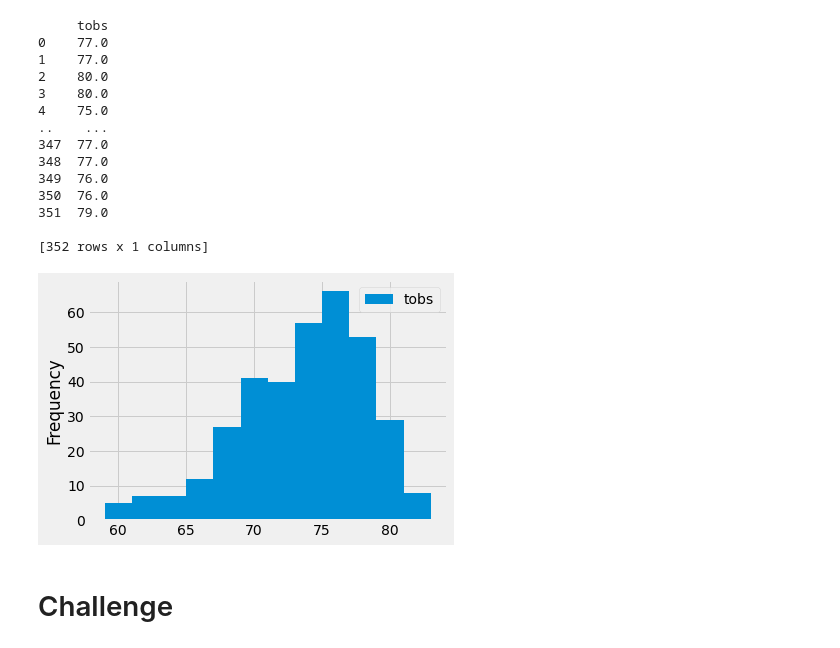
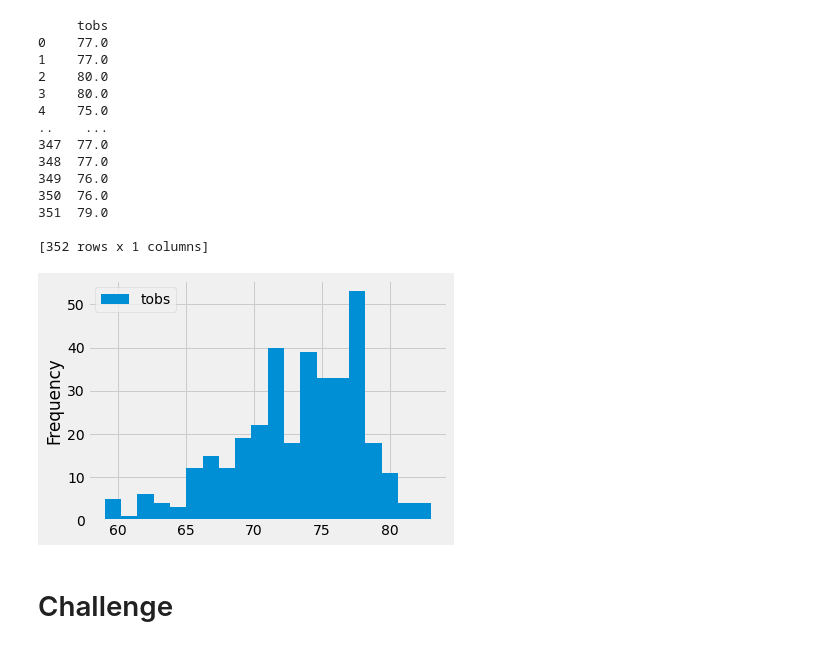
Before and after one commit to wendymud/SurfsUp, a Jupyter notebook: climate_analysis.ipynb, the cells around one changed output. Cells and saved outputs as stored; diff of their text form; code cells hidden in the pictures.

```diff
--- a/climate_analysis.ipynb
+++ b/climate_analysis.ipynb
@@ -189,14 +189,12 @@ print(df)
 351  79.0
 
 [352 rows x 1 columns]
-# %%
-df.plot.hist(bins=12)
-plt.tight_layout()
-# %% [output]
-[figure, removed]
 # %%
 # Choose the station with the highest number of temperature observations.
 # Query the last 12 months of temperature observation data for this station and plot the results as a histogram
-session.query(func.max(Measurement.tobs), func.avg(Measurement.tobs)).all()
+df.plot.hist(bins=20)
+plt.tight_layout()
+# %% [output]
+[figure, added]
 # %%
 # Write a function called `calc_temps` that will accept start date and end date in the format '%Y-%m-%d'
```
Also changed, not shown: parts of 1 cell of this notebook, 1 other file.
